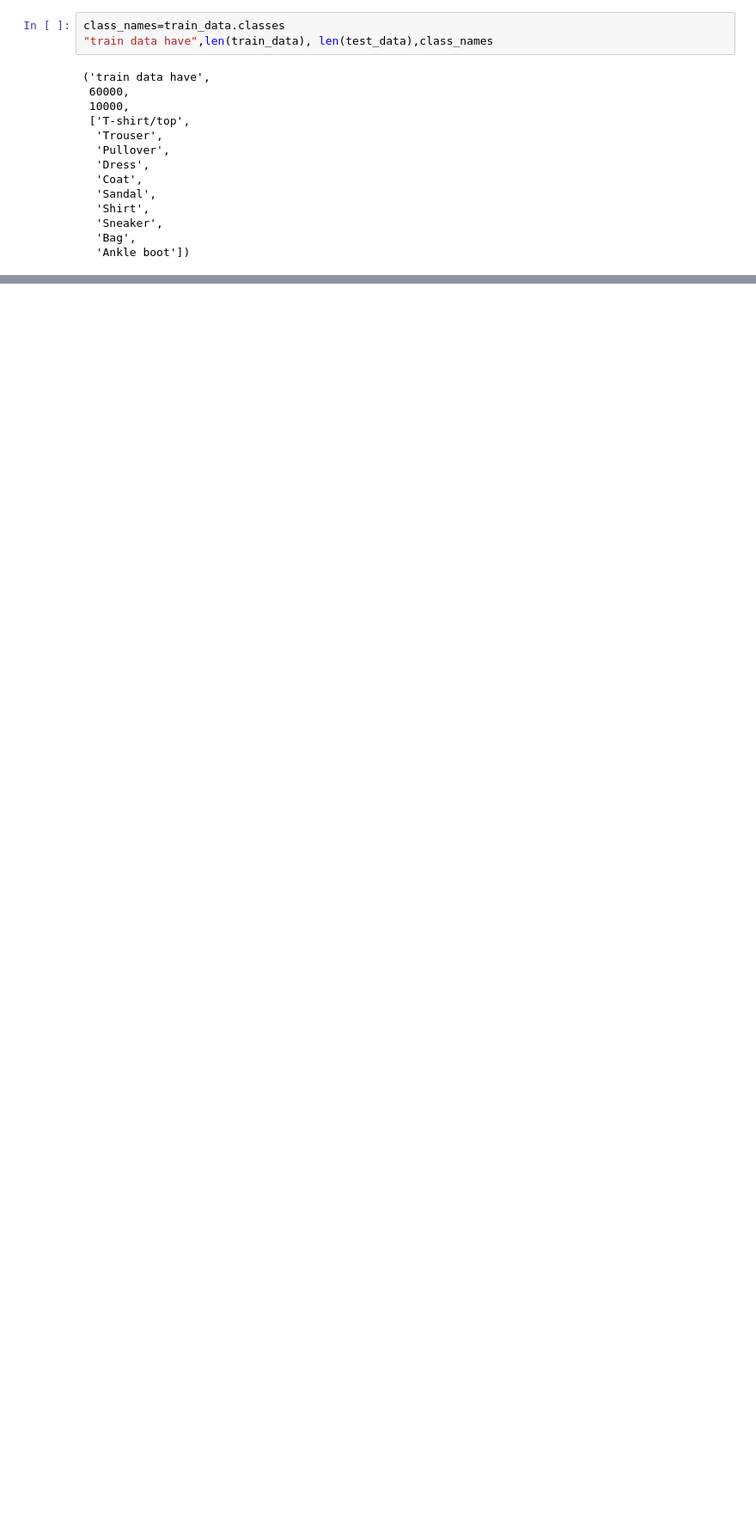
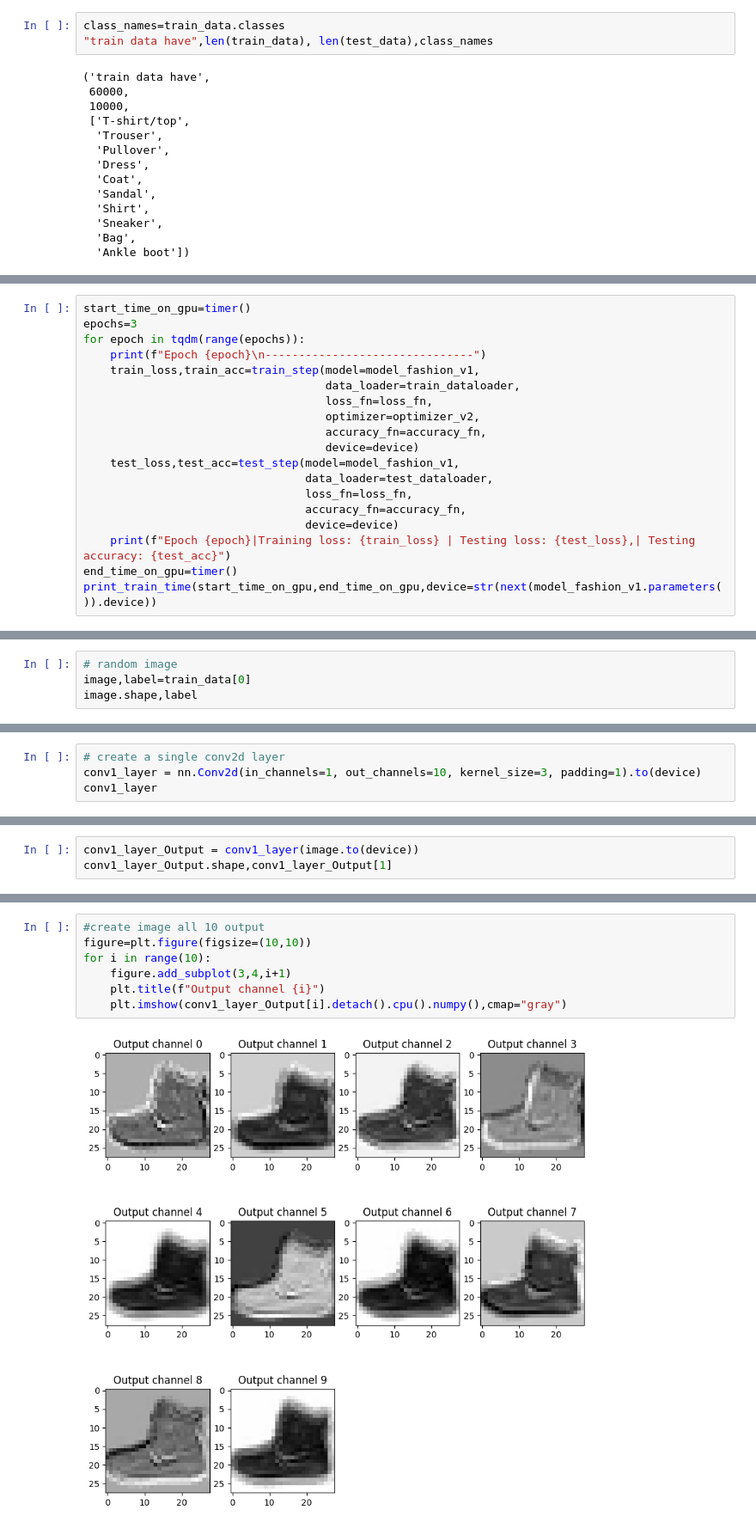
Before and after one commit to bloodykunu39/summer-term, a Jupyter notebook: pytorch/03_convolution.ipynb, the cells around one changed output, grey strips where cells are left out. Shown at 86% size. Cells and saved outputs as stored; diff of their text form; blank space fills up the shorter version.

```diff
--- a/pytorch/03_convolution.ipynb
+++ b/pytorch/03_convolution.ipynb
@@ -116,0 +584,19 @@ class_names=train_data.classes
+# %%
+start_time_on_gpu=timer()
+epochs=3
+for epoch in tqdm(range(epochs)):
+    print(f"Epoch {epoch}\n-------------------------------")
+    train_loss,train_acc=train_step(model=model_fashion_v1,
+                                    data_loader=train_dataloader,
+                                    loss_fn=loss_fn,
+                                    optimizer=optimizer_v2,
+                                    accuracy_fn=accuracy_fn,
+                                    device=device)
+    test_loss,test_acc=test_step(model=model_fashion_v1,
+                                 data_loader=test_dataloader,
+                                 loss_fn=loss_fn,
+                                 accuracy_fn=accuracy_fn,
+                                 device=device)
+    print(f"Epoch {epoch}|Training loss: {train_loss} | Testing loss: {test_loss},| Testing accuracy: {test_acc}")
+end_time_on_gpu=timer()
+print_train_time(start_time_on_gpu,end_time_on_gpu,device=str(next(model_fashion_v1.parameters()).device))
@@ -116,0 +702,4 @@ class_names=train_data.classes
+# %%
+# random image
+image,label=train_data[0]
+image.shape,label
@@ -116,0 +708,4 @@ class_names=train_data.classes
+# %%
+# create a single conv2d layer
+conv1_layer = nn.Conv2d(in_channels=1, out_channels=10, kernel_size=3, padding=1).to(device)
+conv1_layer
@@ -116,0 +714,3 @@ class_names=train_data.classes
+# %%
+conv1_layer_Output = conv1_layer(image.to(device))
+conv1_layer_Output.shape,conv1_layer_Output[1]
@@ -116,0 +737,9 @@ class_names=train_data.classes
+# %%
+#create image all 10 output
+figure=plt.figure(figsize=(10,10))
+for i in range(10):
+    figure.add_subplot(3,4,i+1)
+    plt.title(f"Output channel {i}")
+    plt.imshow(conv1_layer_Output[i].detach().cpu().numpy(),cmap="gray")
+# %% [output]
+[figure, added]
```
Also changed, not shown: parts of 59 cells of this notebook, 1 other file.
